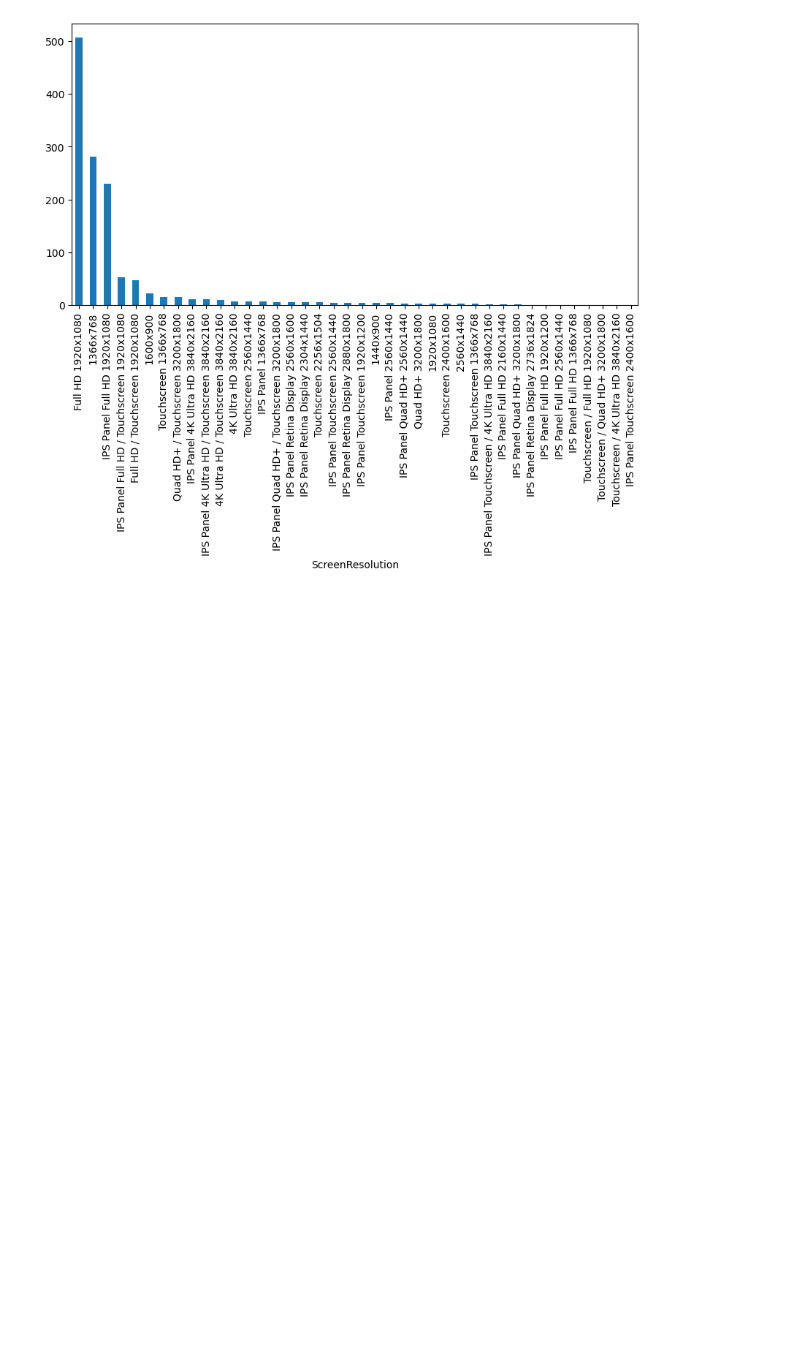
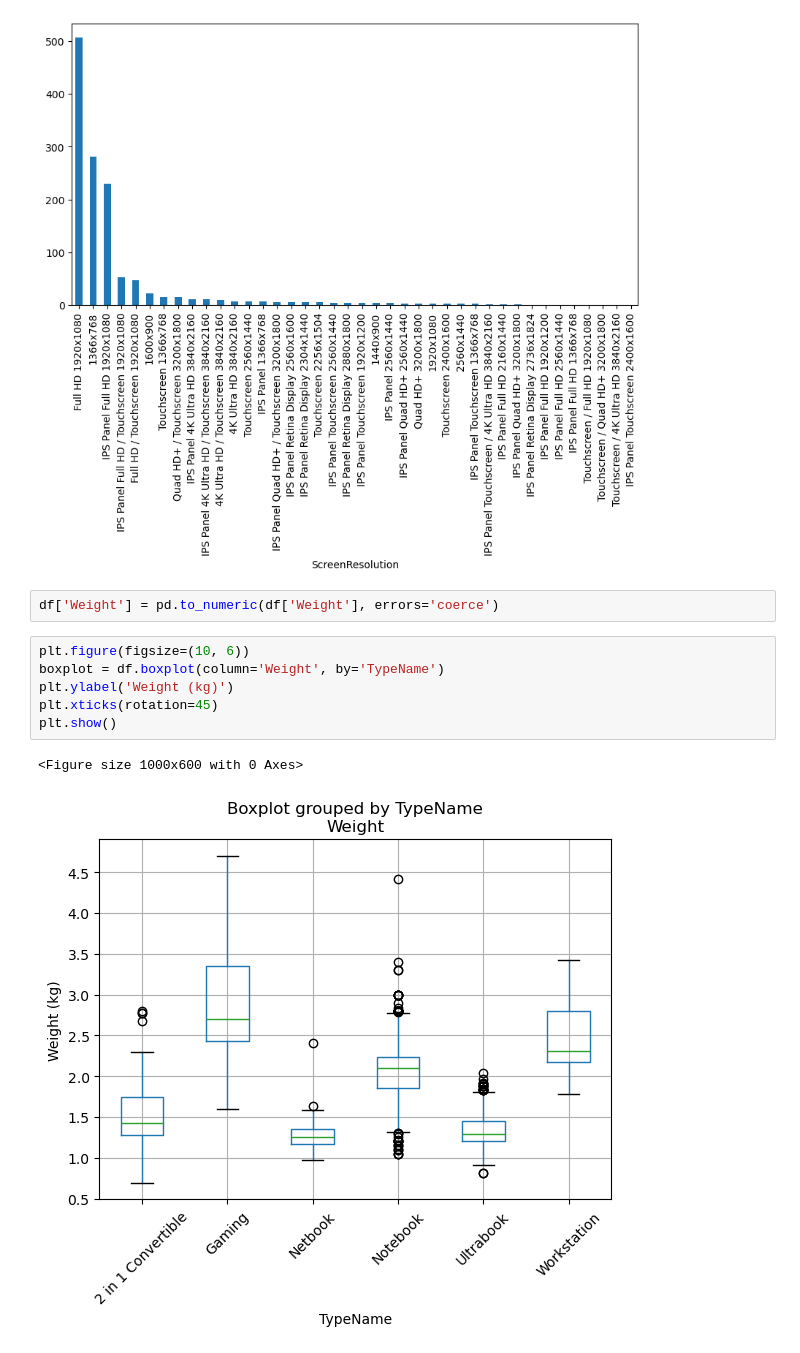
Before and after one commit to LukaAbramovic775/LaptopDataset, a Jupyter notebook: LaptopPrices.ipynb, the cells around one changed output. Saved outputs shown, nothing was run; the diff lists cells and outputs as text; blank space fills up the shorter version.

```diff
--- a/LaptopPrices.ipynb
+++ b/LaptopPrices.ipynb
@@ -207,3 +217,14 @@ df['ScreenResolution'].value_counts().plot(kind='bar')
 # %% [output]
 <Axes: xlabel='ScreenResolution'>
 [figure]
+# %%
+df['Weight'] = pd.to_numeric(df['Weight'], errors='coerce')
+# %%
+plt.figure(figsize=(10, 6))
+boxplot = df.boxplot(column='Weight', by='TypeName')
+plt.ylabel('Weight (kg)')
+plt.xticks(rotation=45)
+plt.show()
+# %% [output]
+<Figure size 1000x600 with 0 Axes>
+[figure, added]
```
Also changed, not shown: parts of 3 cells of this notebook.
